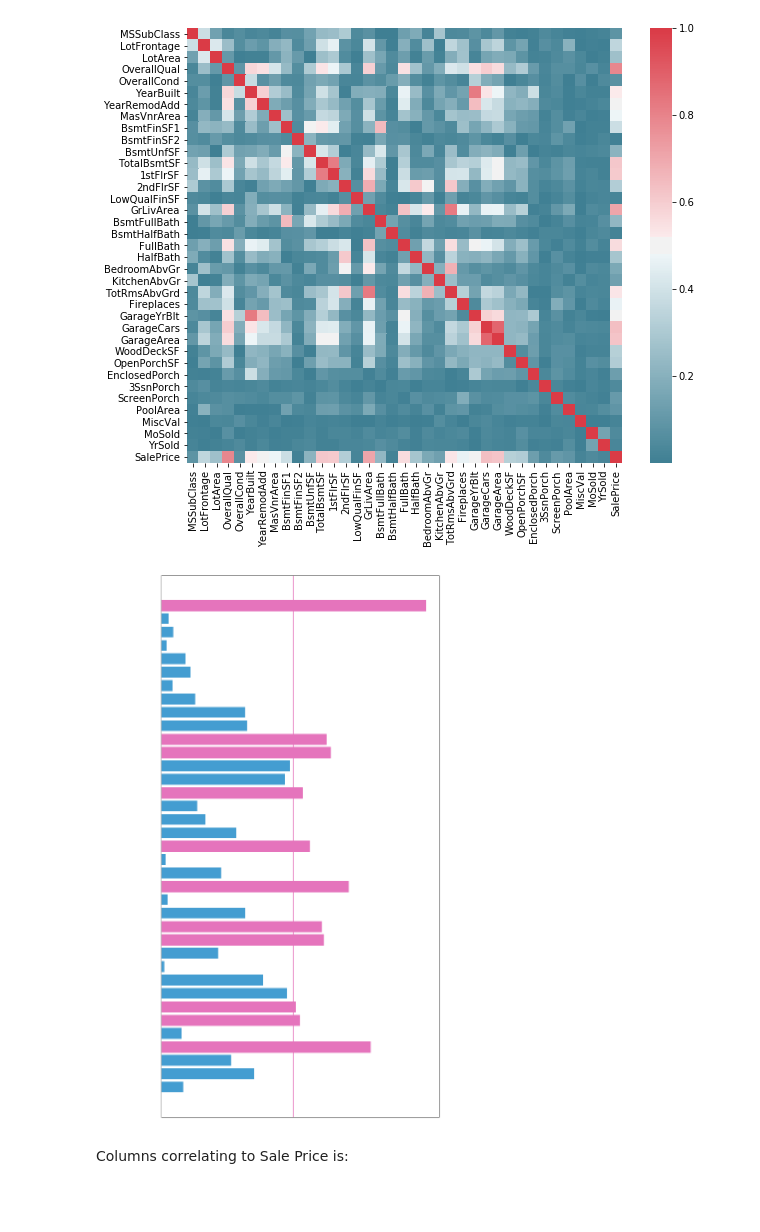
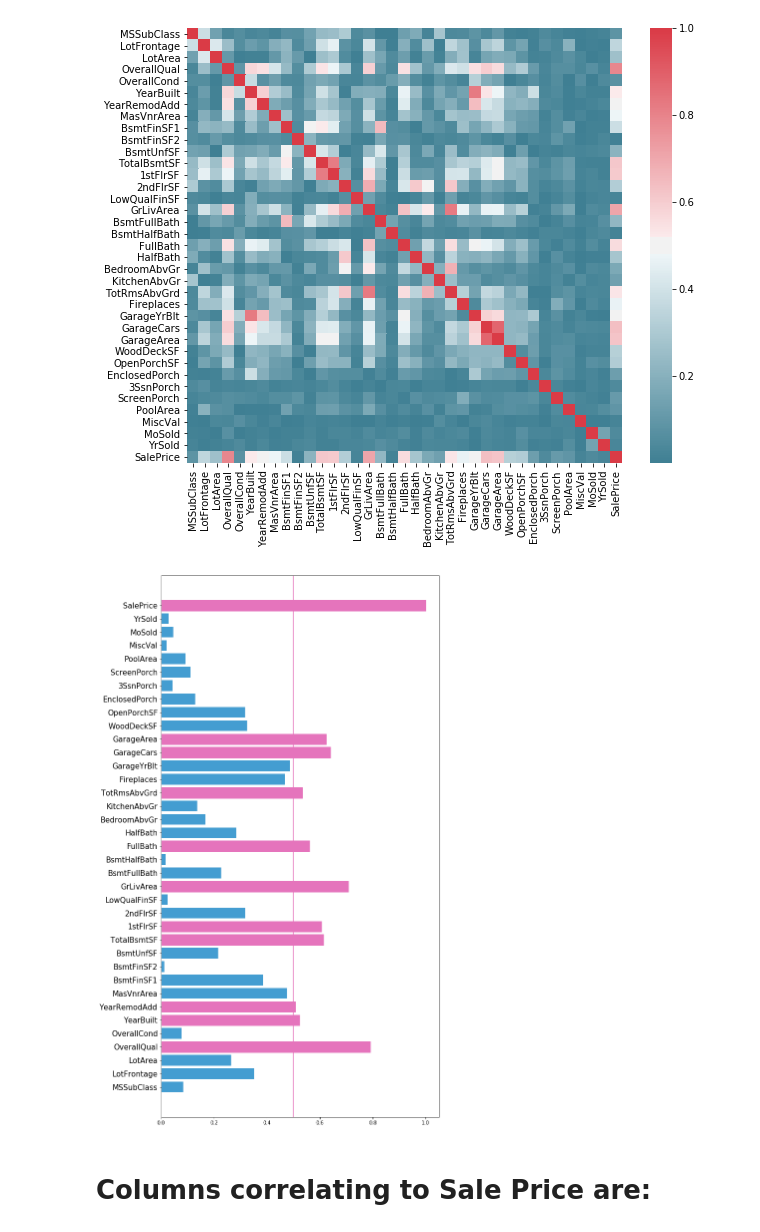
Before and after one commit to janderss0n/house_price_analysis, a Jupyter notebook: src/house_price_data_analysis.ipynb, the cells around one changed output. Saved outputs shown, nothing was run; the diff lists cells and outputs as text; code cells hidden in the pictures; blank space fills up the shorter version.

```diff
--- a/src/house_price_data_analysis.ipynb
+++ b/src/house_price_data_analysis.ipynb
@@ -78,25 +78,25 @@ plt.show()
 # %%
 sale_price = data_corr['SalePrice'].values
 row_names = pd.Series([row_name for row_name in data_corr['SalePrice'].index])
 
 barlist=plt.barh(bottom=np.arange(len(sale_price)),
        width=sale_price,
        tick_label=row_names, color='#449DD1')
 
 corr_high = np.arange(len(sale_price))[sale_price >= 0.5]
 for i in corr_high:
     barlist[i].set_color('#E574BC')
 
 plt.yticks( size=15)
-plt.tick_params(colors='w')
+#plt.tick_params(colors='b')
 plt.axvline(x=0.5, ymin=0, ymax=1, hold=None, color='#E574BC')
 plt.rcParams['figure.figsize'] = [10,20]
 
 plt.show()
 # %% [output]
-[figure, old version]
+[figure, new version]
 # %% [markdown]
-Columns correlating to Sale Price is:
+# Columns correlating to Sale Price are:
 # %%
 important_columns = [col for col in data_corr.loc[:, data_corr['SalePrice'] >= 0.5].columns]
 train_data.loc[:, important_columns].head()
```
Also changed, not shown: parts of 9 cells of this notebook, 1 other file.
